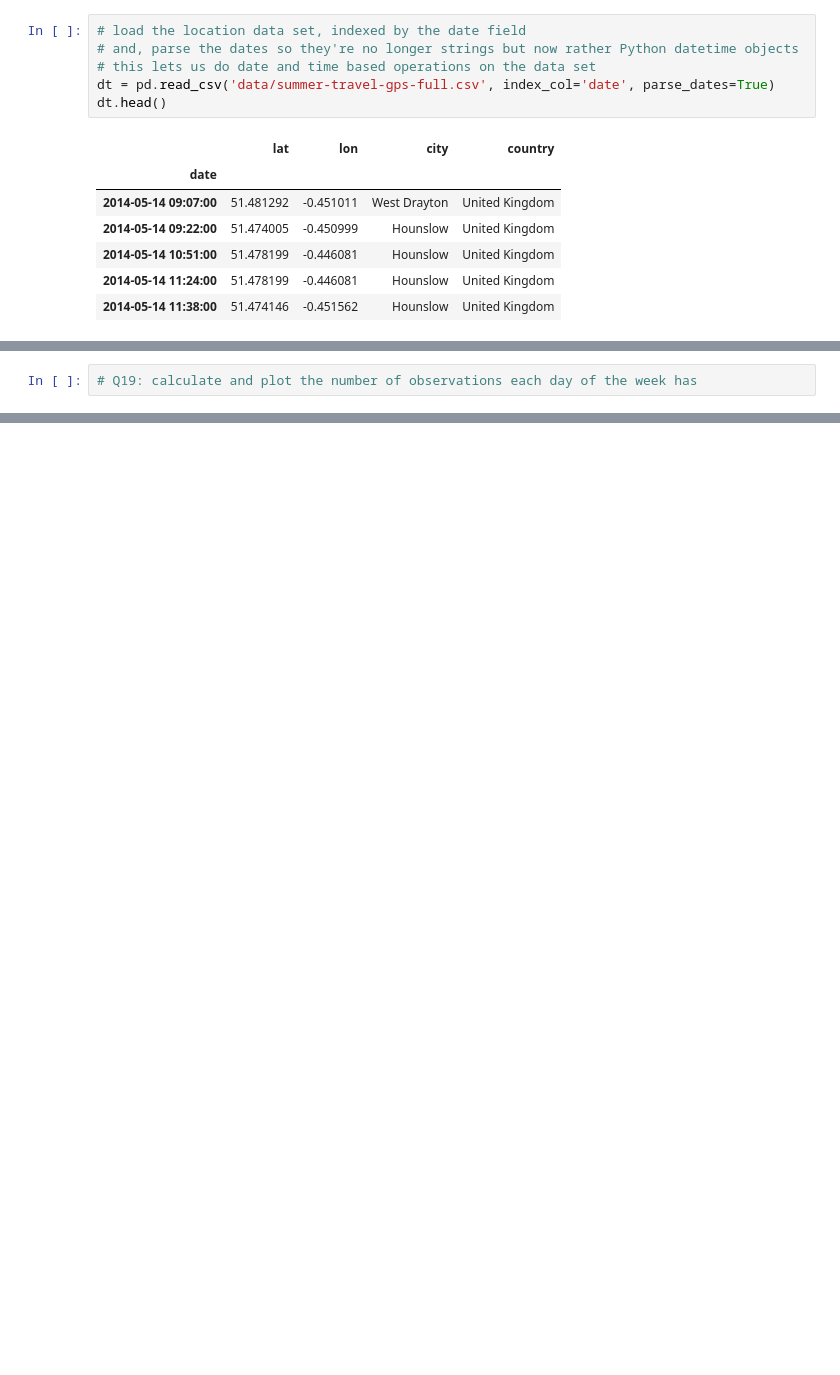
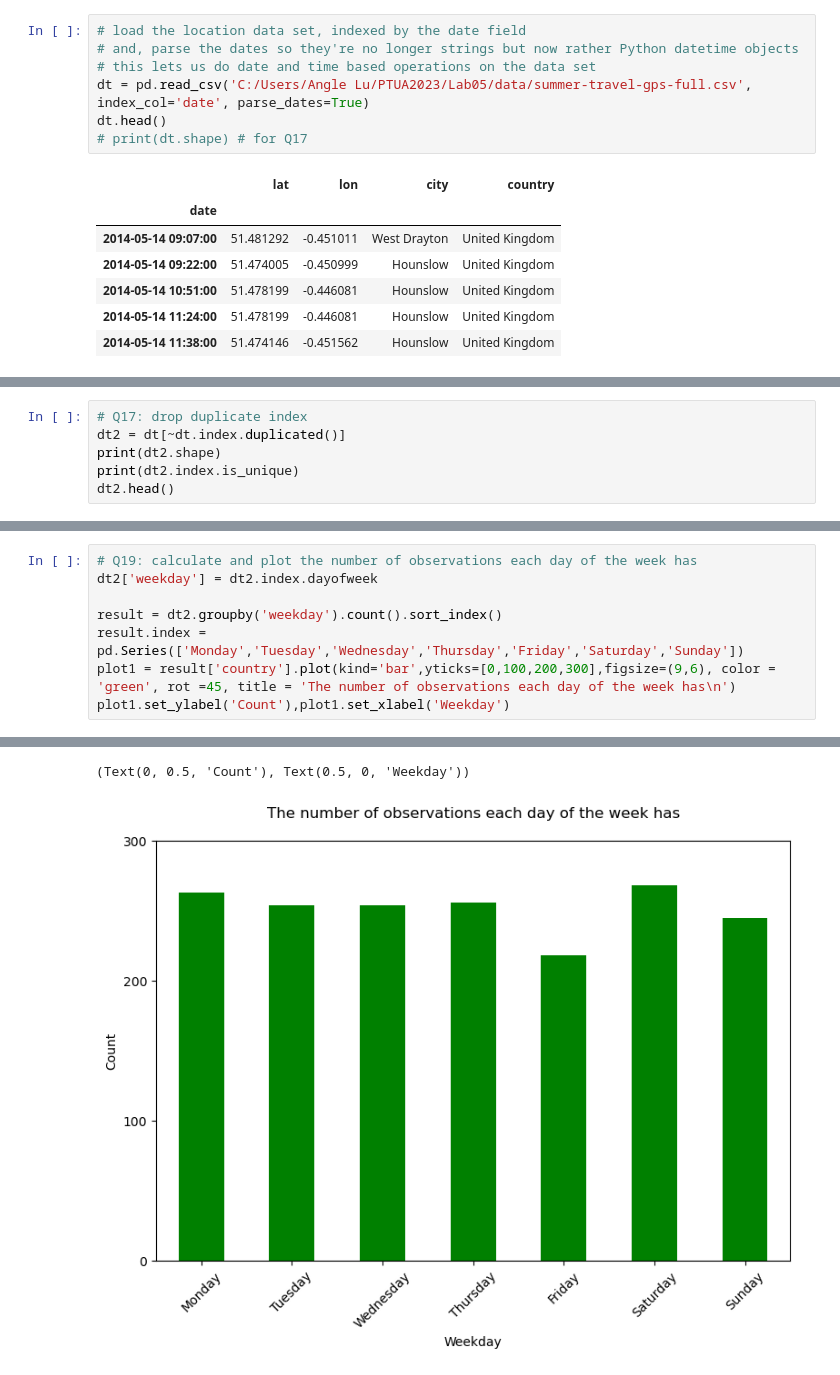
Before and after one commit to qszhao/PTUA2023, a Jupyter notebook: Lab05/Lab05_Pandas.ipynb, the cells around one changed output, grey strips where cells are left out. Saved outputs shown, nothing was run; the diff lists cells and outputs as text; blank space fills up the shorter version.

```diff
--- a/Lab05/Lab05_Pandas.ipynb
+++ b/Lab05/Lab05_Pandas.ipynb
@@ -78,8 +201,9 @@ df.tail()
 # load the location data set, indexed by the date field
 # and, parse the dates so they're no longer strings but now rather Python datetime objects
 # this lets us do date and time based operations on the data set
-dt = pd.read_csv('data/summer-travel-gps-full.csv', index_col='date', parse_dates=True)
+dt = pd.read_csv('C:/Users/Angle Lu/PTUA2023/Lab05/data/summer-travel-gps-full.csv', index_col='date', parse_dates=True)
 dt.head()
+# print(dt.shape) # for Q17
 # %% [output]
 |  | lat | lon | city | country |
 | date |  |  |  |  |
@@ -94,0 +222,6 @@ dt.head()
+# %%
+# Q17: drop duplicate index
+dt2 = dt[~dt.index.duplicated()]
+print(dt2.shape)
+print(dt2.index.is_unique)
+dt2.head()
@@ -97,2 +260,9 @@ dt.head()
-# %%
-# Q19: calculate and plot the number of observations each day of the week has
+# %%
+# Q19: calculate and plot the number of observations each day of the week has
+dt2['weekday'] = dt2.index.dayofweek
+
+result = dt2.groupby('weekday').count().sort_index()
+result.index = pd.Series(['Monday','Tuesday','Wednesday','Thursday','Friday','Saturday','Sunday'])
+plot1 = result['country'].plot(kind='bar',yticks=[0,100,200,300],figsize=(9,6), color = 'green', rot =45, title = 'The number of observations each day of the week has\n')
+plot1.set_ylabel('Count'),plot1.set_xlabel('Weekday')
+# %% [output]
@@ -98,0 +274,2 @@ dt.head()
+(Text(0, 0.5, 'Count'), Text(0.5, 0, 'Weekday'))
+[figure, added]
```
Also changed, not shown: parts of 22 cells of this notebook, 1 other file.
